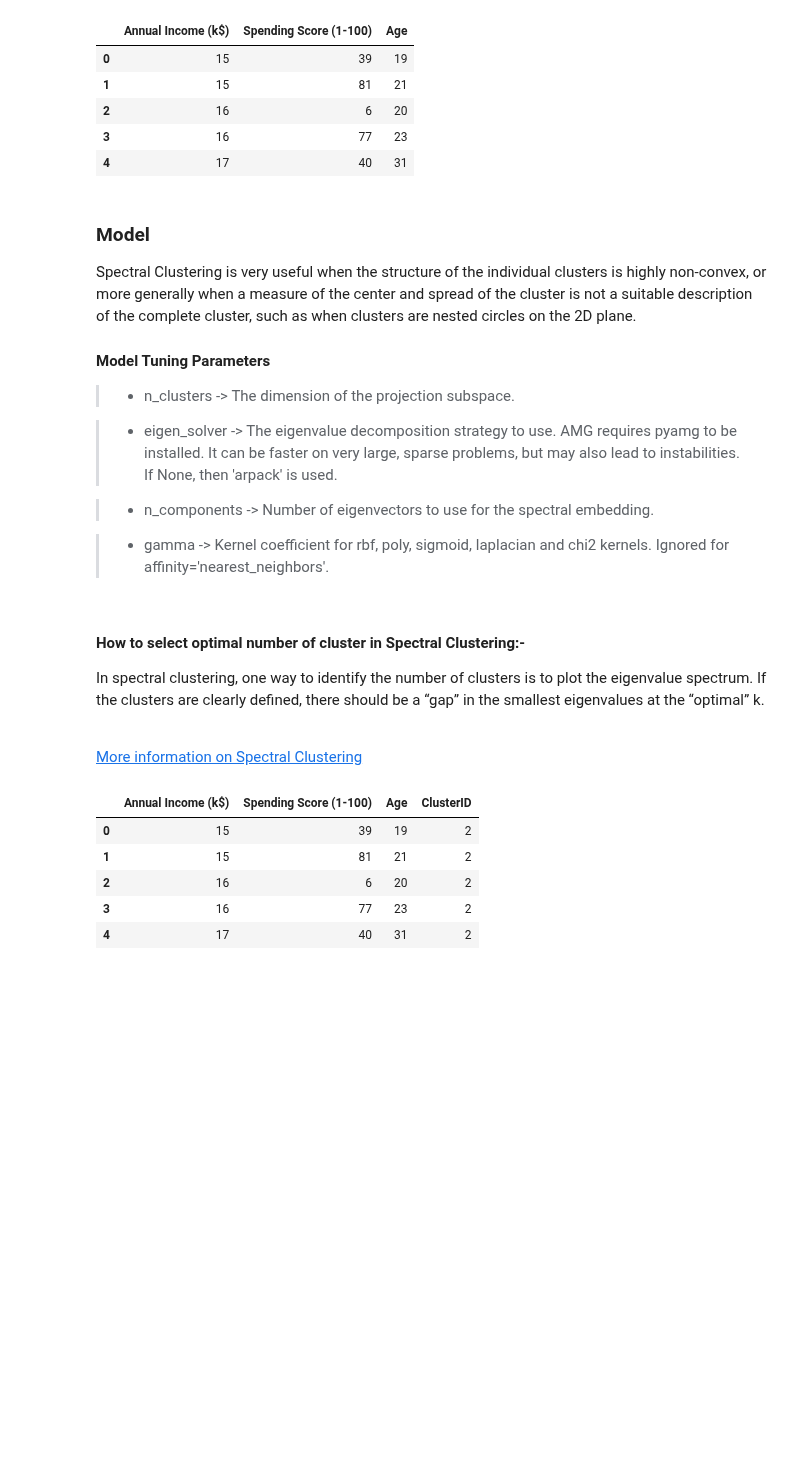
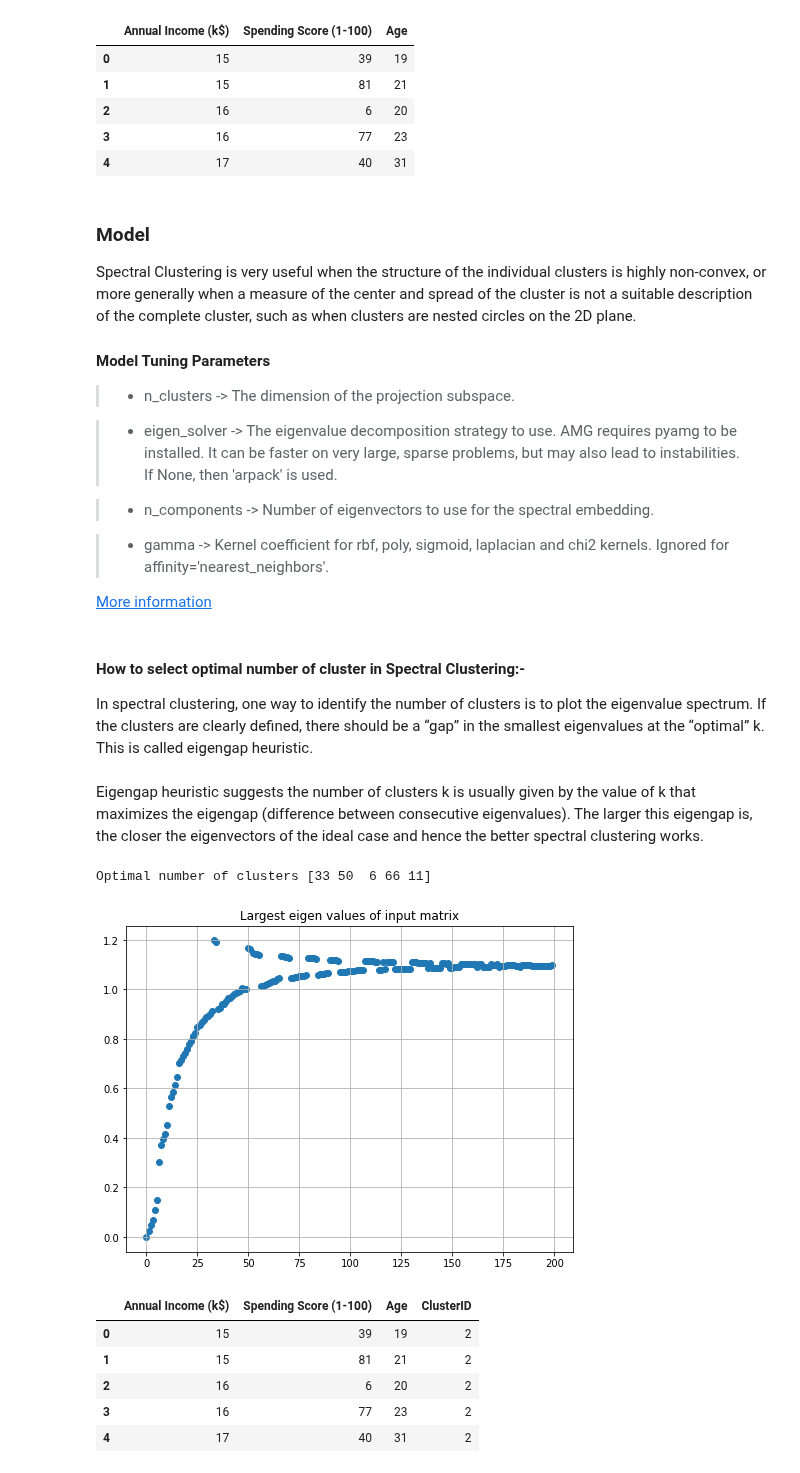
Before and after one commit to blobcity/ai-seed, a Jupyter notebook: Clustering/Spectral Clustering/SpectralClustering.ipynb, the cells around one changed output. Drawn from its saved outputs; the diff is of its cells as text; code cells hidden in the pictures; blank space fills up the shorter version.

Commit message:
eigengap heuristic

```diff
--- a/Clustering/Spectral Clustering/SpectralClustering.ipynb
+++ b/Clustering/Spectral Clustering/SpectralClustering.ipynb
@@ -97,9 +97,36 @@ Spectral Clustering is very useful when the structure of the individual clusters
    > - n_components -> Number of eigenvectors to use for the spectral embedding.
 
    > - gamma -> Kernel coefficient for rbf, poly, sigmoid, laplacian and chi2 kernels. Ignored for affinity='nearest_neighbors'.
+
+[More information](https://scikit-learn.org/stable/modules/generated/sklearn.cluster.SpectralClustering.html)
 # %% [markdown]
  #### How to select optimal number of cluster in Spectral Clustering:-<br/>
-   In spectral clustering, one way to identify the number of clusters is to plot the eigenvalue spectrum. If the clusters are clearly defined, there should be a “gap” in the smallest eigenvalues at the “optimal” k.
+   In spectral clustering, one way to identify the number of clusters is to plot the eigenvalue spectrum. If the clusters are clearly defined, there should be a “gap” in the smallest eigenvalues at the “optimal” k. This is called eigengap heuristic.
 <br/><br/>
-
-[More information on Spectral Clustering](https://scikit-learn.org/stable/modules/generated/sklearn.cluster.SpectralClustering.html)
+Eigengap heuristic suggests the number of clusters k is usually given by the value of k that maximizes the eigengap (difference between consecutive eigenvalues). The larger this eigengap is, the closer the eigenvectors of the ideal case and hence the better spectral clustering works.
+# %%
+from scipy.spatial.distance import pdist, squareform
+def getAffinityMatrix(coordinates, k = 7):
+    """
+    Calculate affinity matrix based on input coordinates matrix and the number
+    of nearest neighbours.
+    """
+    # calculate euclidian distance matrix
+    dists = squareform(pdist(coordinates))
+
+    # for each row, sort the distances ascendingly and take the index of the
+    #k-th position (nearest neighbour)
+    knn_distances = np.sort(dists, axis=0)[k]
+    knn_distances = knn_distances[np.newaxis].T
+
+    # calculate sigma_i * sigma_j
+    local_scale = knn_distances.dot(knn_distances.T)
+
+    affinity_matrix = dists * dists
+    affinity_matrix = -affinity_matrix / local_scale
+    # divide square distance matrix by local scale
+    affinity_matrix[np.where(np.isnan(affinity_matrix))] = 0.0
+    # apply exponential
+    affinity_matrix = np.exp(affinity_matrix)
+    np.fill_diagonal(affinity_matrix, 0)
+    return affinity_matrix
@@ -106,3 +177,10 @@ Spectral Clustering is very useful when the structure of the individual clusters
+# %%
+affinity_matrix = getAffinityMatrix(X, k = 10)
+k, _,  _ = eigenDecomposition(affinity_matrix)
+print(f'Optimal number of clusters {k}')
+# %% [output]
+Optimal number of clusters [33 50  6 66 11]
+[figure, added]
 # %%
 model = SpectralClustering(n_clusters=5, random_state=101)
 # %%
```
Also changed, not shown: parts of 2 cells of this notebook.
